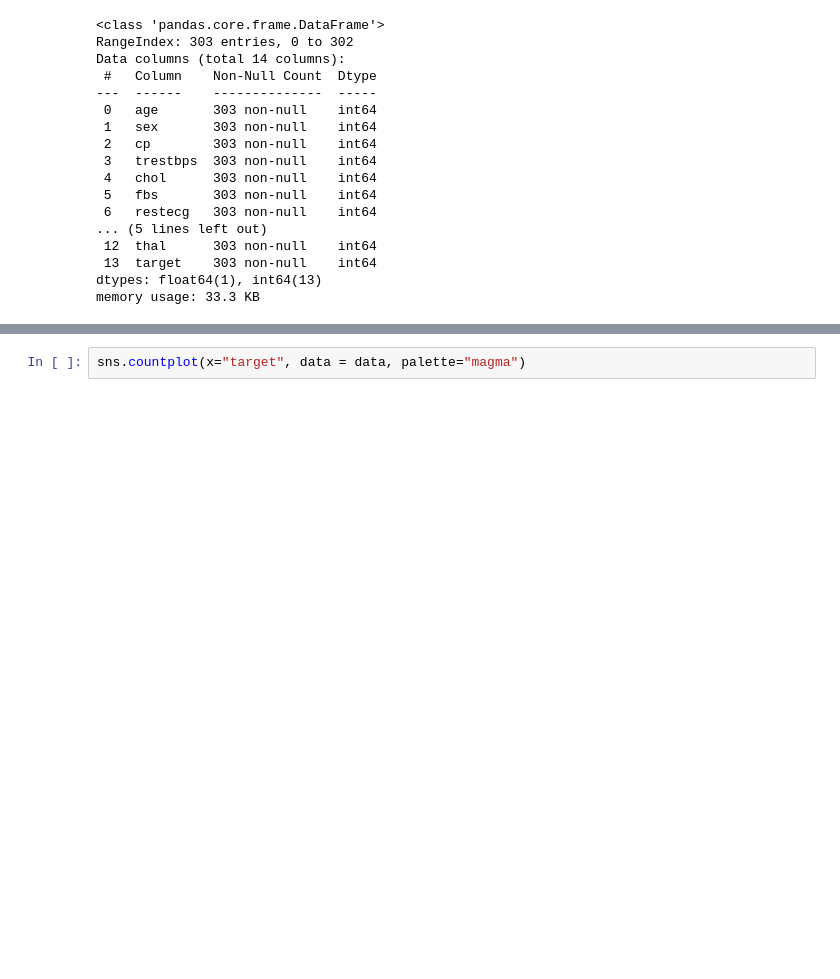
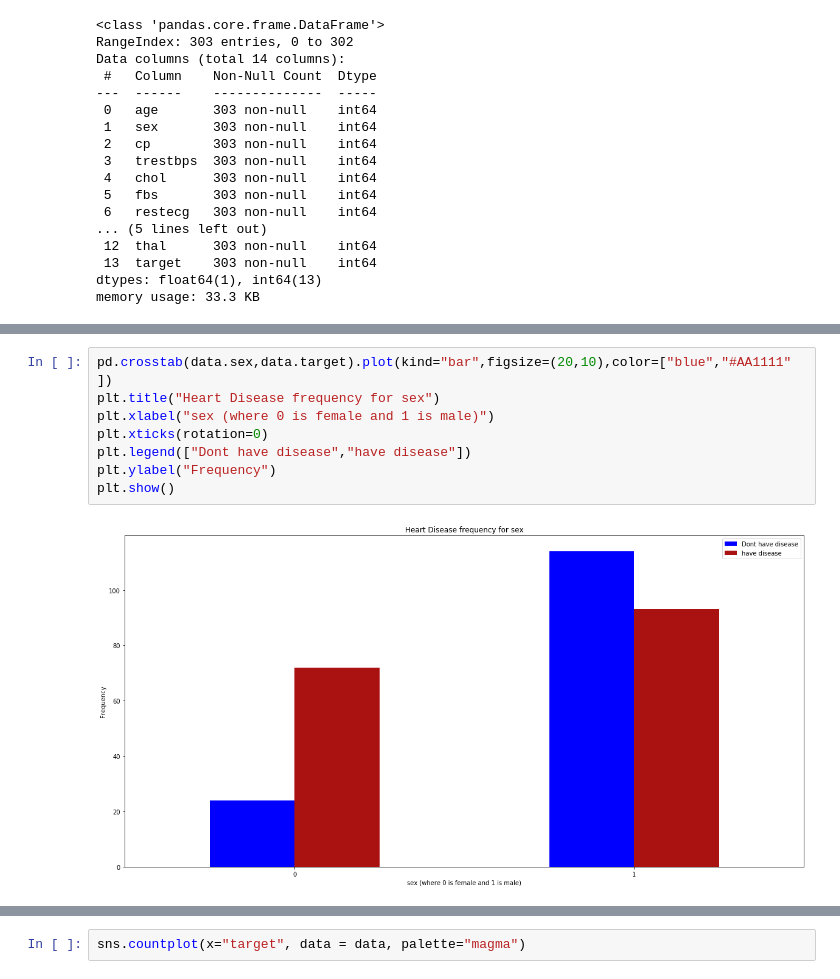
Before and after one commit to Ankita30-ui/Heart_Disease_prediction, a Jupyter notebook: Heart_attack_prediction (1).ipynb, the cells around one changed output, grey strips where cells are left out. Cells and saved outputs as stored; diff of their text form; blank space fills up the shorter version.

```diff
--- a/Heart_attack_prediction (1).ipynb
+++ b/Heart_attack_prediction (1).ipynb
@@ -49,0 +95,10 @@ memory usage: 33.3 KB
+# %%
+pd.crosstab(data.sex,data.target).plot(kind="bar",figsize=(20,10),color=["blue","#AA1111" ])
+plt.title("Heart Disease frequency for sex")
+plt.xlabel("sex (where 0 is female and 1 is male)")
+plt.xticks(rotation=0)
+plt.legend(["Dont have disease","have disease"])
+plt.ylabel("Frequency")
+plt.show()
+# %% [output]
+[figure, added]
```
Also changed, not shown: parts of 34 cells of this notebook.
